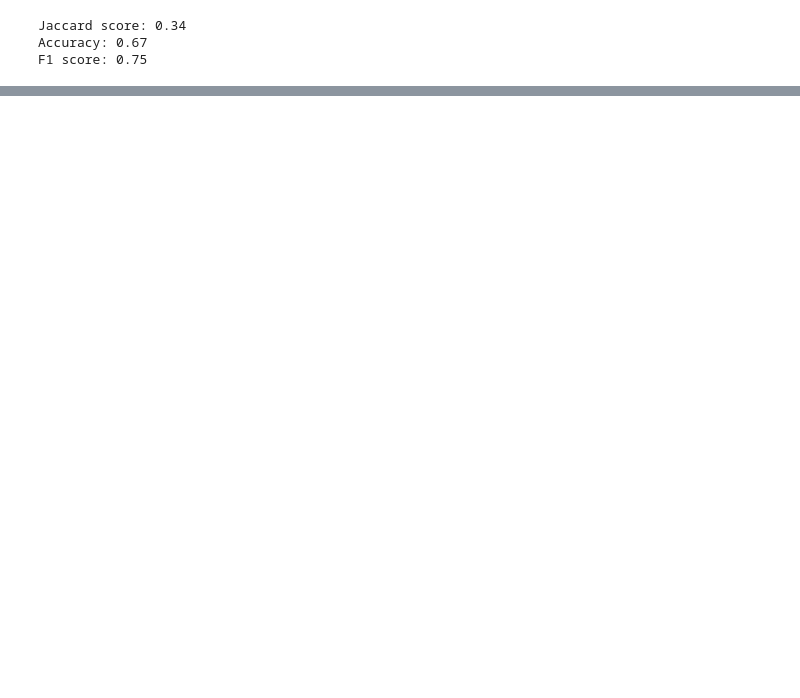
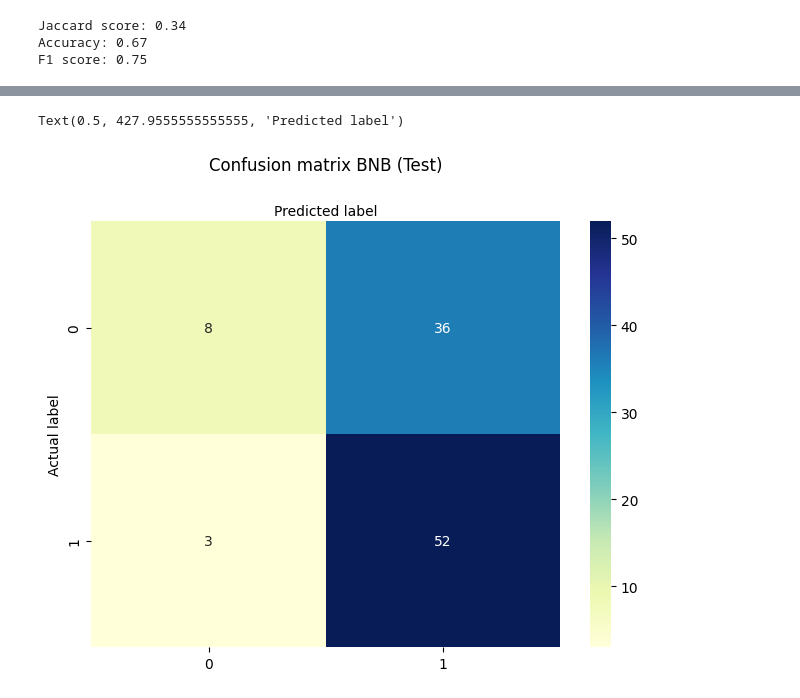
Before and after one commit to buisonanh/phishing-urls-detection, a Jupyter notebook: model.ipynb, the cells around one changed output, grey strips where cells are left out. Cells and saved outputs as stored; diff of their text form; code cells hidden in the pictures; blank space fills up the shorter version.

```diff
--- a/model.ipynb
+++ b/model.ipynb
@@ -420,0 +482,19 @@ Text(0.5, 427.9555555555555, 'Predicted label')
+# %%
+cnf_matrix = metrics.confusion_matrix(y_t, y_t_pred_bnb)
+cnf_matrix
+
+class_names=[] # name  of classes
+fig, ax = plt.subplots()
+tick_marks = np.arange(len(class_names))
+plt.xticks(tick_marks, class_names)
+plt.yticks(tick_marks, class_names)
+# create heatmap
+sns.heatmap(pd.DataFrame(cnf_matrix), annot=True, cmap="YlGnBu" ,fmt='g')
+ax.xaxis.set_label_position("top")
+plt.tight_layout()
+plt.title('Confusion matrix BNB (Test)', y=1.1)
+plt.ylabel('Actual label')
+plt.xlabel('Predicted label')
+# %% [output]
+Text(0.5, 427.9555555555555, 'Predicted label')
+[figure, added]
```
Also changed, not shown: parts of 14 cells of this notebook.
